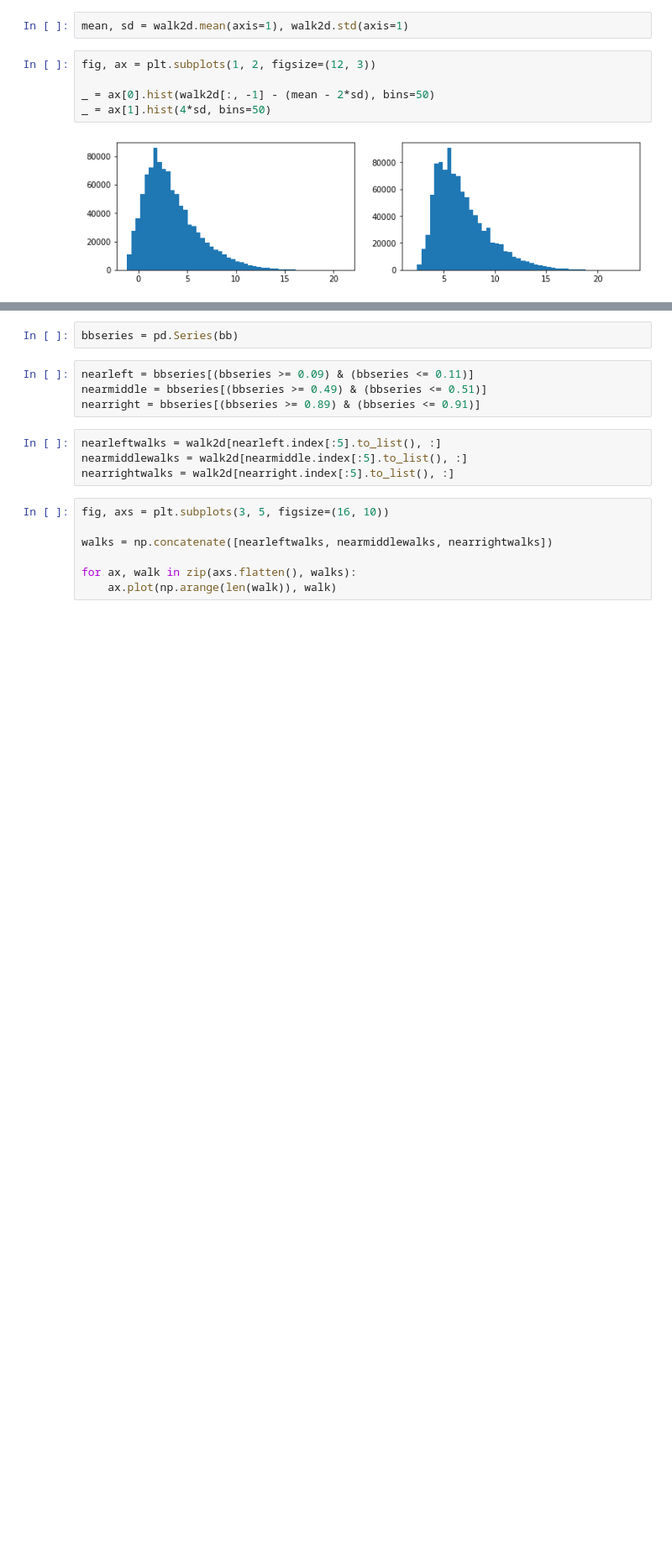
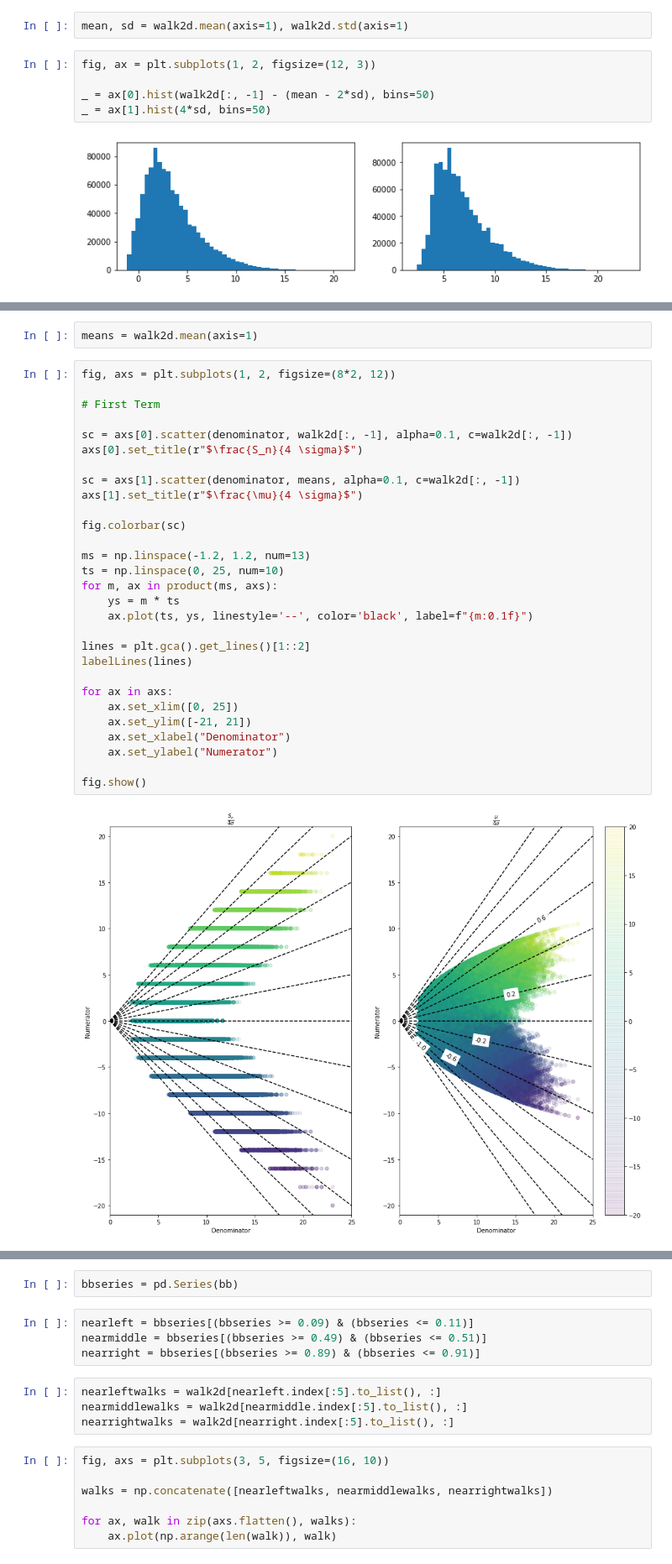
Before and after one commit to madrury/bimodal-random-walks, a Jupyter notebook: bimodal-random-walks.ipynb, the cells around one changed output, grey strips where cells are left out. Shown at 84% size. Drawn from its saved outputs; the diff is of its cells as text; blank space fills up the shorter version.

```diff
--- a/bimodal-random-walks.ipynb
+++ b/bimodal-random-walks.ipynb
@@ -103,0 +132,33 @@ fig.show()
+# %%
+means = walk2d.mean(axis=1)
+# %%
+fig, axs = plt.subplots(1, 2, figsize=(8*2, 12))
+
+# First Term
+
+sc = axs[0].scatter(denominator, walk2d[:, -1], alpha=0.1, c=walk2d[:, -1])
+axs[0].set_title(r"$\frac{S_n}{4 \sigma}$")
+
+sc = axs[1].scatter(denominator, means, alpha=0.1, c=walk2d[:, -1])
+axs[1].set_title(r"$\frac{\mu}{4 \sigma}$")
+
+fig.colorbar(sc)
+
+ms = np.linspace(-1.2, 1.2, num=13)
+ts = np.linspace(0, 25, num=10)
+for m, ax in product(ms, axs):
+    ys = m * ts
+    ax.plot(ts, ys, linestyle='--', color='black', label=f"{m:0.1f}")
+
+lines = plt.gca().get_lines()[1::2]
+labelLines(lines)
+
+for ax in axs:
+    ax.set_xlim([0, 25])
+    ax.set_ylim([-21, 21])
+    ax.set_xlabel("Denominator")
+    ax.set_ylabel("Numerator")
+
+fig.show()
+# %% [output]
+[figure, added]
```
Also changed, not shown: parts of 6 cells of this notebook.
